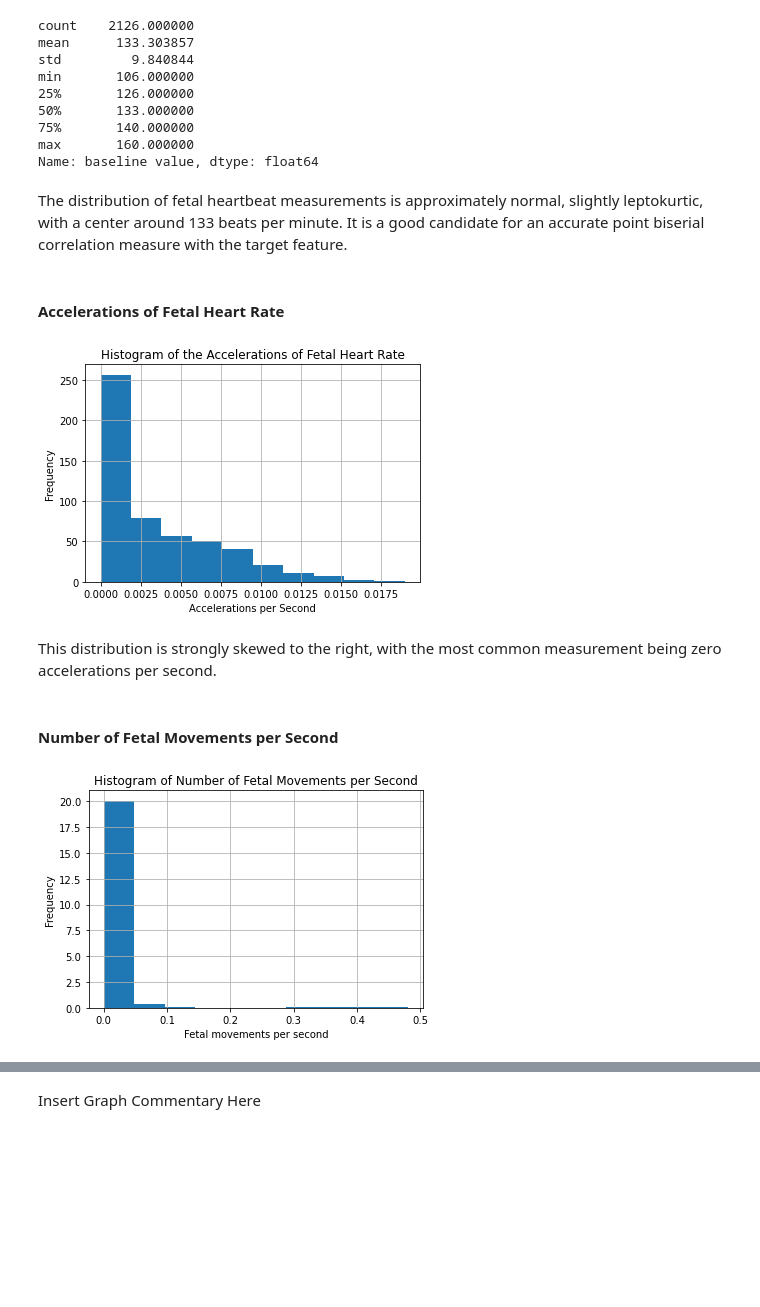
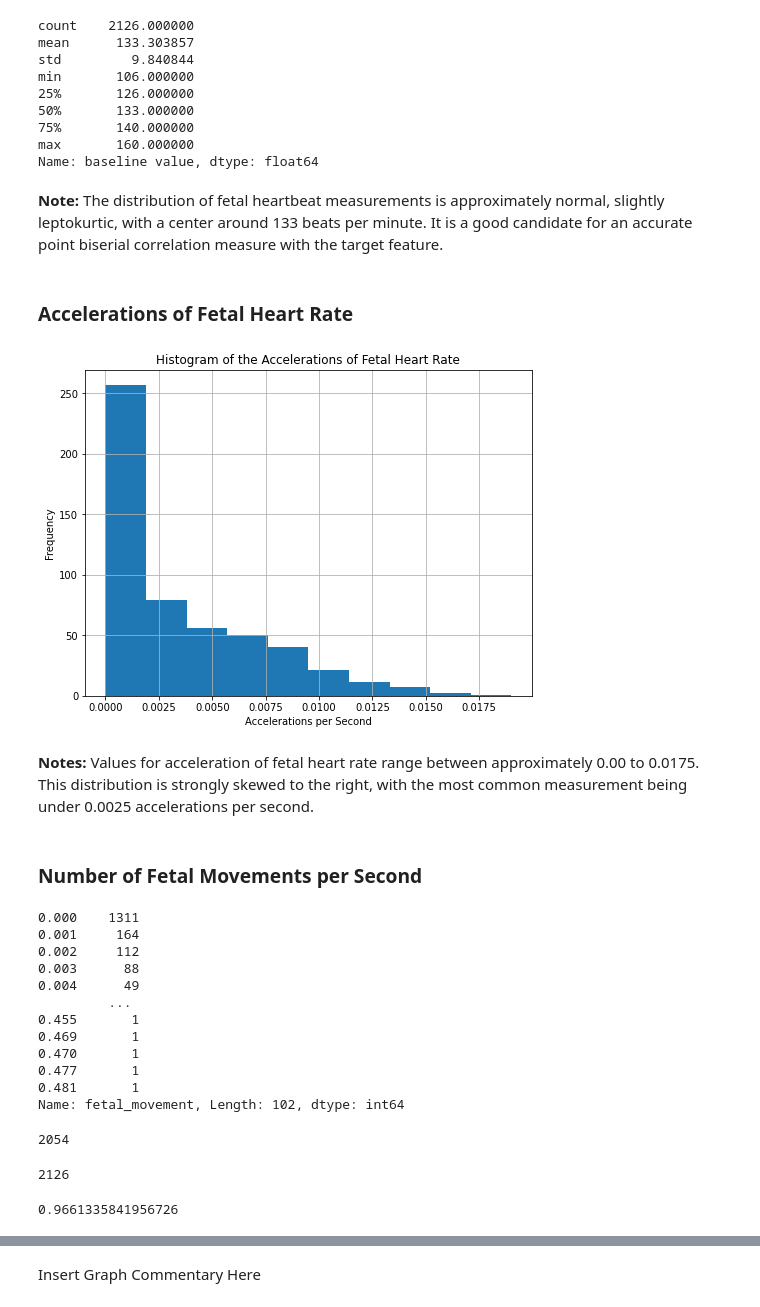
Before and after one commit to halepino/FetalHealth_PredictiveAnalytics, a Jupyter notebook: FetalHealth_FigueroaSchwartzwald.ipynb, the cells around one changed output, grey strips where cells are left out. Saved outputs shown, nothing was run; the diff lists cells and outputs as text; code cells hidden in the pictures; blank space fills up the shorter version.

```diff
--- a/FetalHealth_FigueroaSchwartzwald.ipynb
+++ b/FetalHealth_FigueroaSchwartzwald.ipynb
@@ -123,28 +136,50 @@ min       106.000000
 max       160.000000
 Name: baseline value, dtype: float64
 # %% [markdown]
-The distribution of fetal heartbeat measurements is approximately normal, slightly leptokurtic, with a center around 133 beats per minute. It is a good candidate for an accurate point biserial correlation measure with the target feature.
+**Note:** The distribution of fetal heartbeat measurements is approximately normal, slightly leptokurtic, with a center around 133 beats per minute. It is a good candidate for an accurate point biserial correlation measure with the target feature.
 # %% [markdown]
-#### Accelerations of Fetal Heart Rate
+### Accelerations of Fetal Heart Rate
 # %%
 # "accelerations" histogram
+plt.figure(figsize=(8,6))
 fetal_health['accelerations'].hist(bins=10, density=True)
 plt.title("Histogram of the Accelerations of Fetal Heart Rate")
 plt.xlabel("Accelerations per Second")
 plt.ylabel("Frequency")
 plt.show()
 # %% [output]
-[figure, old version]
+[figure, new version]
 # %% [markdown]
-This distribution is strongly skewed to the right, with the most common measurement being zero accelerations per second.
+**Notes:** Values for acceleration of fetal heart rate range between approximately 0.00 to 0.0175. This distribution is strongly skewed to the right, with the most common measurement being under 0.0025 accelerations per second.
 # %% [markdown]
-#### Number of Fetal Movements per Second
+### Number of Fetal Movements per Second
-# %%
-# "fetal_movement" histogram
-fetal_health['fetal_movement'].hist(bins=10, density=True)
-plt.title("Histogram of Number of Fetal Movements per Second")
-plt.xlabel("Fetal movements per second")
-plt.ylabel("Frequency")
-plt.show()
-# %% [output]
-[figure, removed]
+# %%
+fetal_health['fetal_movement'].value_counts().sort_index()
+# %% [output]
+0.000    1311
+0.001     164
+0.002     112
+0.003      88
+0.004      49
+         ...
+0.455       1
+0.469       1
+0.470       1
+0.477       1
+0.481       1
+Name: fetal_movement, Length: 102, dtype: int64
+# %%
+# Get count for fetal movement values under 0.1
+len(fetal_health[fetal_health['fetal_movement'] < 0.05])
+# %% [output]
+2054
+# %%
+# Get number of total measurements for fetal movement
+len(fetal_health['fetal_movement'])
+# %% [output]
+2126
+# %%
+# Find percentage of values under 0.001
+2054/2126
+# %% [output]
+0.9661335841956726
```
Also changed, not shown: parts of 31 cells of this notebook.
